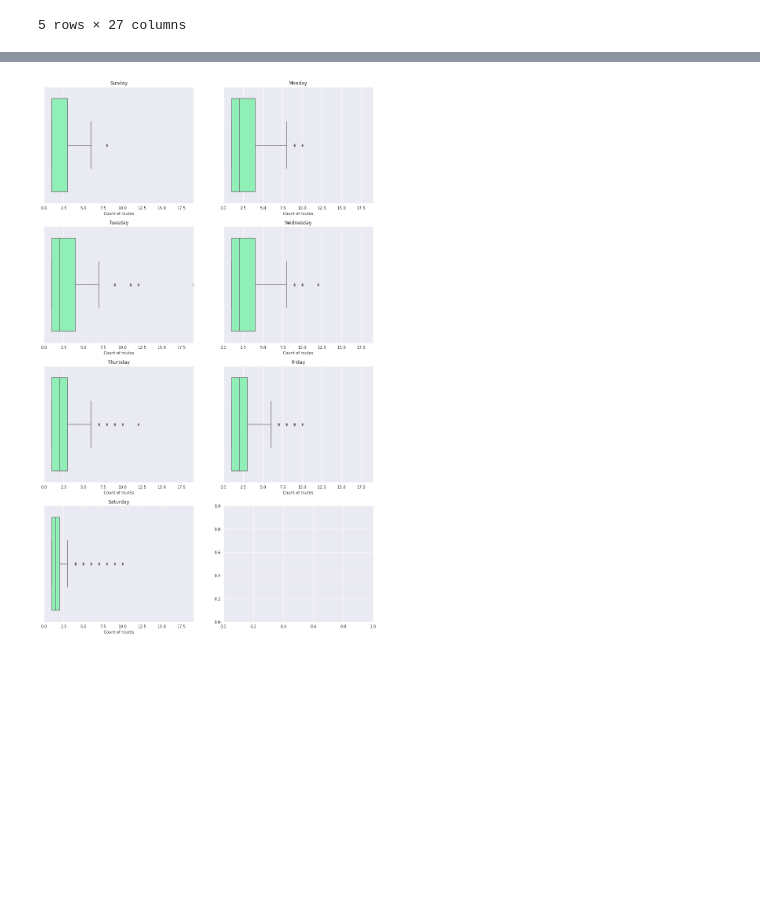
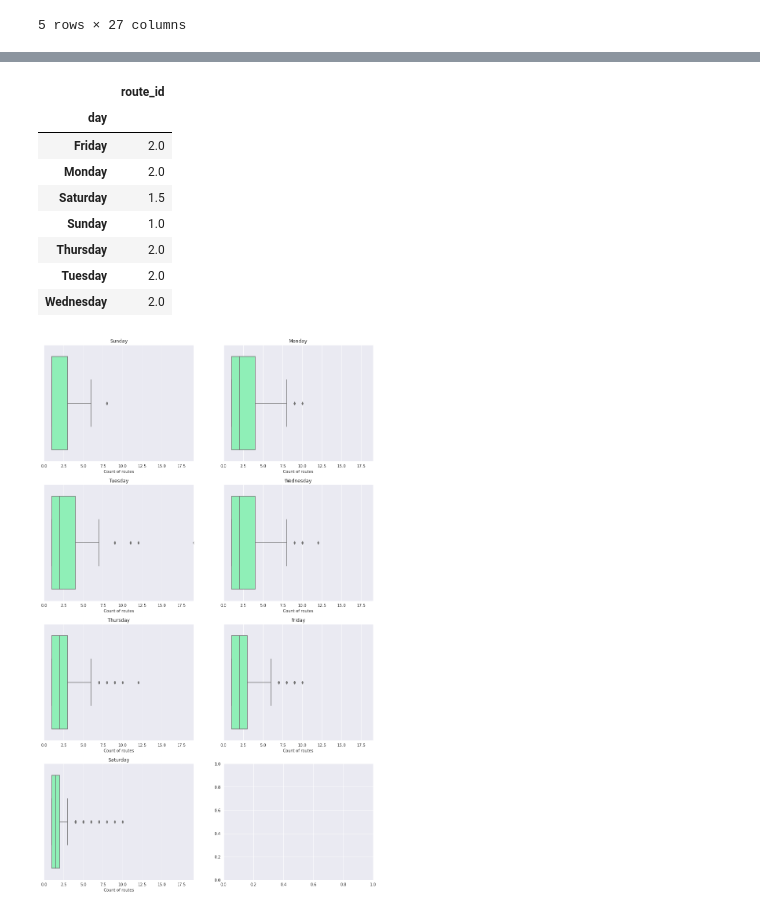
Before and after one commit to AlexVelezLl/ProyectoICD, a Jupyter notebook: notebooks/preguntas_4.ipynb, the cells around one changed output, grey strips where cells are left out. Cells and saved outputs as stored; diff of their text form; code cells hidden in the pictures; blank space fills up the shorter version.

```diff
--- a/notebooks/preguntas_4.ipynb
+++ b/notebooks/preguntas_4.ipynb
@@ -84,2 +127,14 @@ shipper_route_days=deliveries.groupby(['day','shipper_id']).agg({'route_id':lamb
+# %%
+shipper_route_days.median(level='day')
+# %% [output]
+|  | route_id |
+| day |  |
+| Friday | 2.0 |
+| Monday | 2.0 |
+| Saturday | 1.5 |
+| Sunday | 1.0 |
+| Thursday | 2.0 |
+| Tuesday | 2.0 |
+| Wednesday | 2.0 |
 # %%
 # shipper_route_days.xs(i)
```
Also changed, not shown: parts of 10 cells of this notebook.
